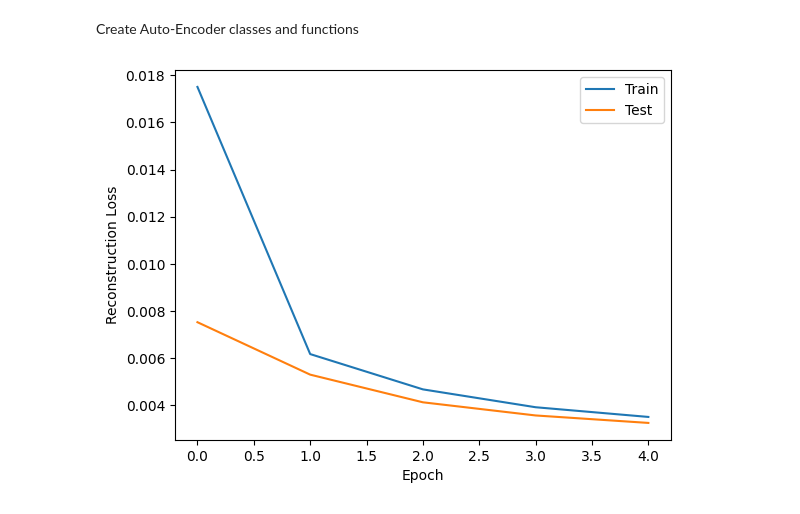
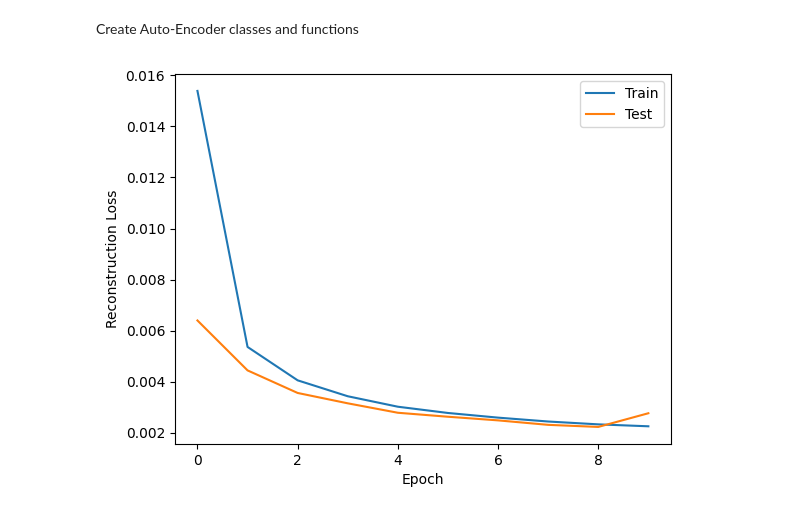
Before and after one commit to yashc73080/CS462-Deep-Learning, a Jupyter notebook: HW2/features_unsupervised_and_transfer_learning.ipynb, the cells around one changed output. Drawn from its saved outputs; the diff is of its cells as text; code cells hidden in the pictures.

```diff
--- a/HW2/features_unsupervised_and_transfer_learning.ipynb
+++ b/HW2/features_unsupervised_and_transfer_learning.ipynb
@@ -142,8 +157,8 @@ def train_test_autoencoder(model, train_loader, test_loader, epochs=5, lr=0.001,
 # %%
-autoencoder = AutoEncoder(in_out_size=784, enc_hidden=500, dec_hidden=500, bottleneck_k=200, device=device)
-train_losses, test_losses = train_test_autoencoder(autoencoder, mnist_train_loader, mnist_test_loader, epochs=5, lr=0.001, plot=True, device=device)
+autoencoder = AutoEncoder(in_out_size=784, enc_hidden=500, dec_hidden=1000, bottleneck_k=200, device=device)
+train_losses, test_losses = train_test_autoencoder(autoencoder, mnist_train_loader, mnist_test_loader, epochs=10, lr=0.001, plot=True, device=device)
 
 print(f'Final Train Loss: {train_losses[-1]}')
 print(f'Final Test Loss: {test_losses[-1]}')
 # %% [output]
-[figure, old version]
+[figure, new version]
```
Also changed, not shown: parts of 4 cells of this notebook.
